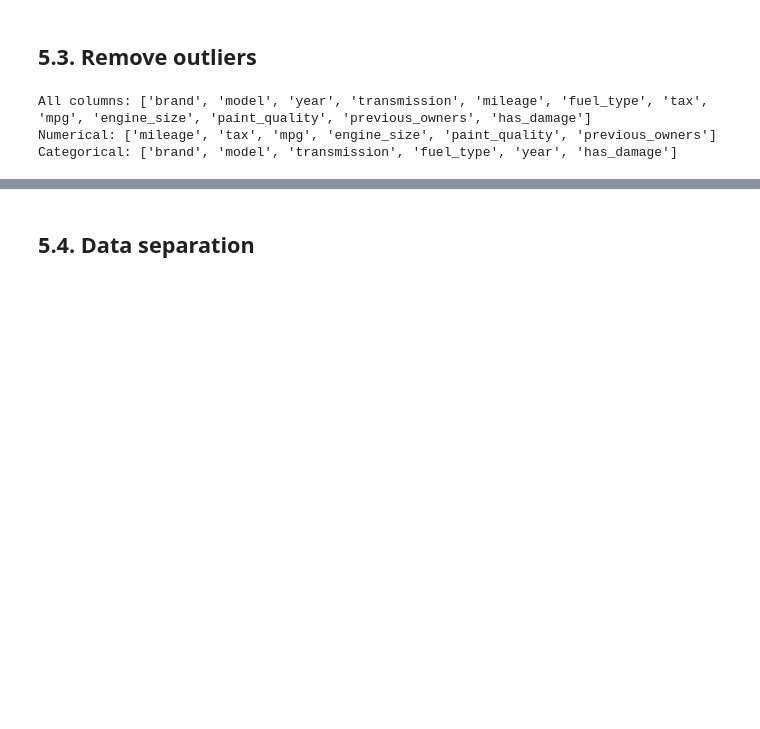
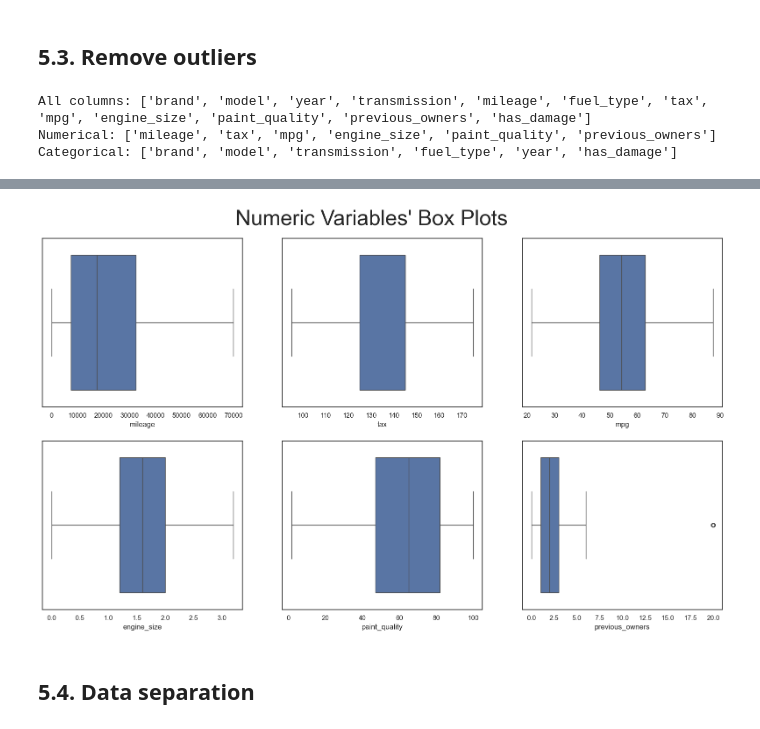
Before and after one commit to TheFriendlyTwin/Group14-Cars4You-Project, a Jupyter notebook: todo_28.10.ipynb, the cells around one changed output, grey strips where cells are left out. Cells and saved outputs as stored; diff of their text form; code cells hidden in the pictures; blank space fills up the shorter version.

```diff
--- a/todo_28.10.ipynb
+++ b/todo_28.10.ipynb
@@ -979,3 +984,37 @@ plt.show()
+# %%
+cont_for_winsor = [c for c in ["mileage","mpg","engine_size","tax","paint_quality"] if c in train_data.columns]
+
+def winsor_bounds(s,k=1.5):
+
+    q1,q3 = s.quantile([0.25,0.75])
+    iqr = q3 - q1
+    return q1 - k*iqr, q3 + k*iqr
+
+for c in cont_for_winsor:
+    lo, hi = winsor_bounds(train_data[c].astype(float))
+    train_data[c] = train_data[c].clip(lower=lo, upper=hi)
+# %%
+# Making sure that all the outliers were removed
+# Plot ALL Numeric Variables' Boxplots in one figure
+
+sp_rows = 2
+sp_cols = 3
+
+# Prepare figure. Create individual axes where each histogram will be placed
+fig, axes = plt.subplots(sp_rows, sp_cols, figsize=(20, 11))
+
+# Plot data
+# Iterate across axes objects and associate each boxplot:
+for ax, feat in zip(axes.flatten(), numeric_columns):
+    sns.boxplot(x=train_data[feat], ax=ax)
+
+# Layout
+title = "Numeric Variables' Box Plots"
+plt.suptitle(title, y=.94, fontsize=35)
+
+plt.show()
+# %% [output]
+[figure, added]
 # %% [markdown]
 ## 5.4. Data separation
 # %%
```
Also changed, not shown: parts of 53 cells of this notebook.
